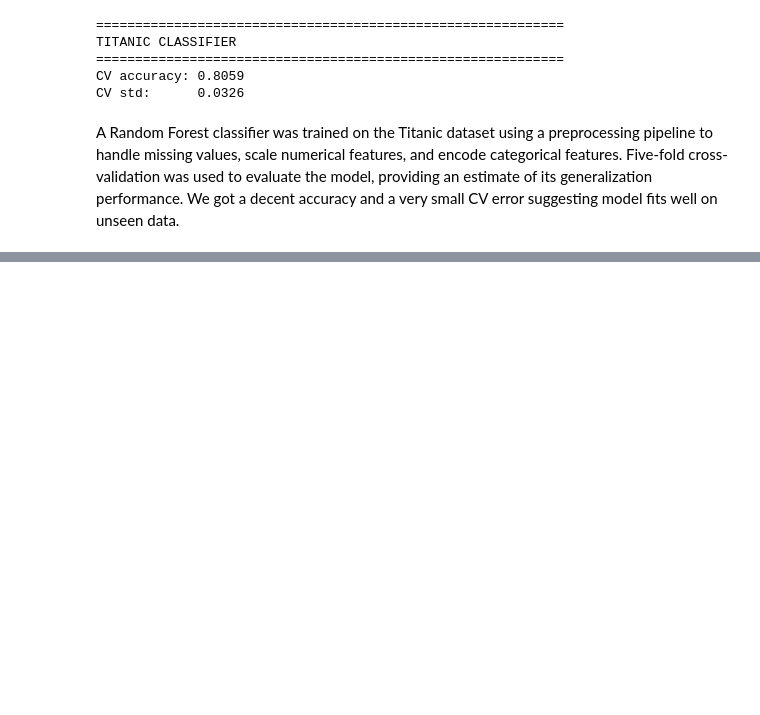
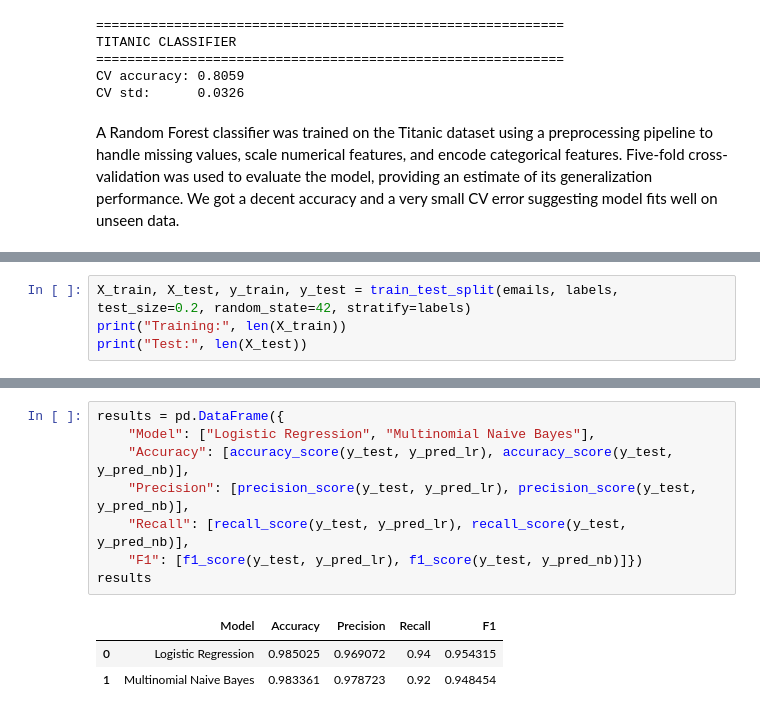
Before and after one commit to sumukha-r/hands-on-machine-learning, a Jupyter notebook: Chapter3-Classification.ipynb, the cells around one changed output, grey strips where cells are left out. Cells and saved outputs as stored; diff of their text form; blank space fills up the shorter version.

```diff
--- a/Chapter3-Classification.ipynb
+++ b/Chapter3-Classification.ipynb
@@ -133,0 +280,4 @@ A Random Forest classifier was trained on the Titanic dataset using a preprocess
+# %%
+X_train, X_test, y_train, y_test = train_test_split(emails, labels, test_size=0.2, random_state=42, stratify=labels)
+print("Training:", len(X_train))
+print("Test:", len(X_test))
@@ -133,0 +406,12 @@ A Random Forest classifier was trained on the Titanic dataset using a preprocess
+# %%
+results = pd.DataFrame({
+    "Model": ["Logistic Regression", "Multinomial Naive Bayes"],
+    "Accuracy": [accuracy_score(y_test, y_pred_lr), accuracy_score(y_test, y_pred_nb)],
+    "Precision": [precision_score(y_test, y_pred_lr), precision_score(y_test, y_pred_nb)],
+    "Recall": [recall_score(y_test, y_pred_lr), recall_score(y_test, y_pred_nb)],
+    "F1": [f1_score(y_test, y_pred_lr), f1_score(y_test, y_pred_nb)]})
+results
+# %% [output]
+|  | Model | Accuracy | Precision | Recall | F1 |
+| 0 | Logistic Regression | 0.985025 | 0.969072 | 0.94 | 0.954315 |
+| 1 | Multinomial Naive Bayes | 0.983361 | 0.978723 | 0.92 | 0.948454 |
```
Also changed, not shown: parts of 19 cells of this notebook, 1 other file.
